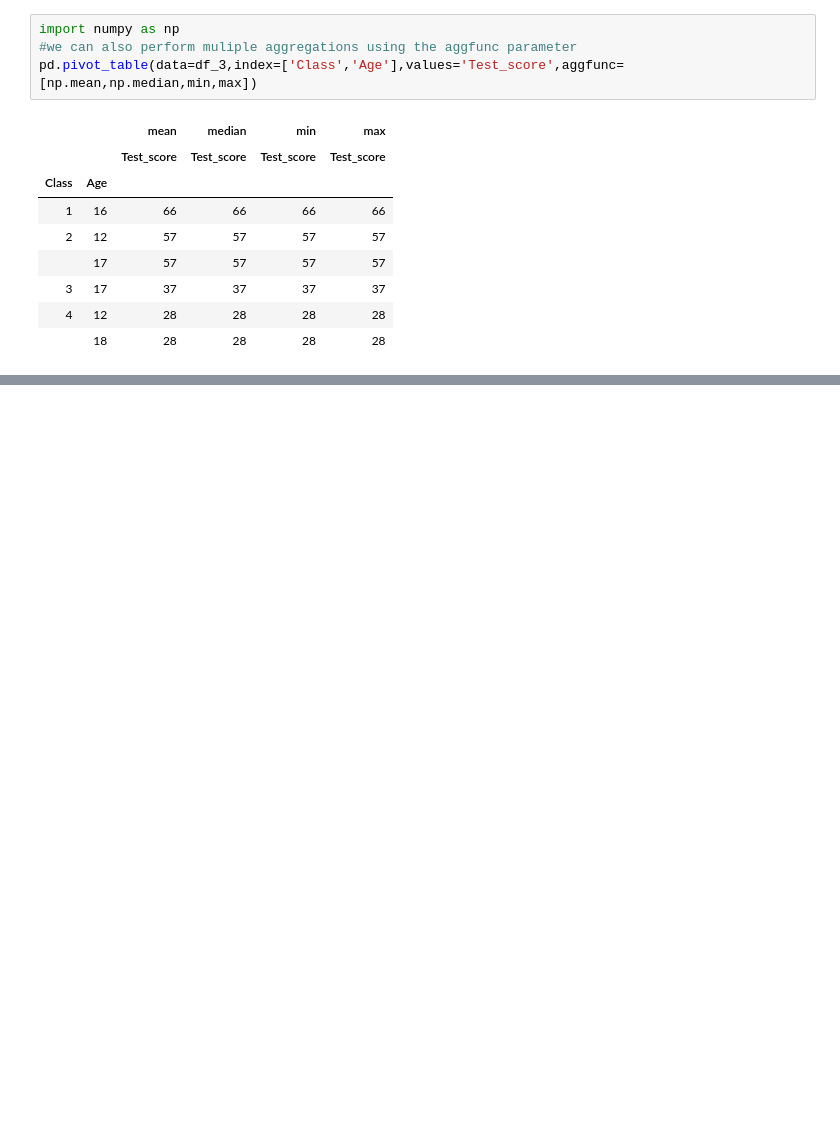
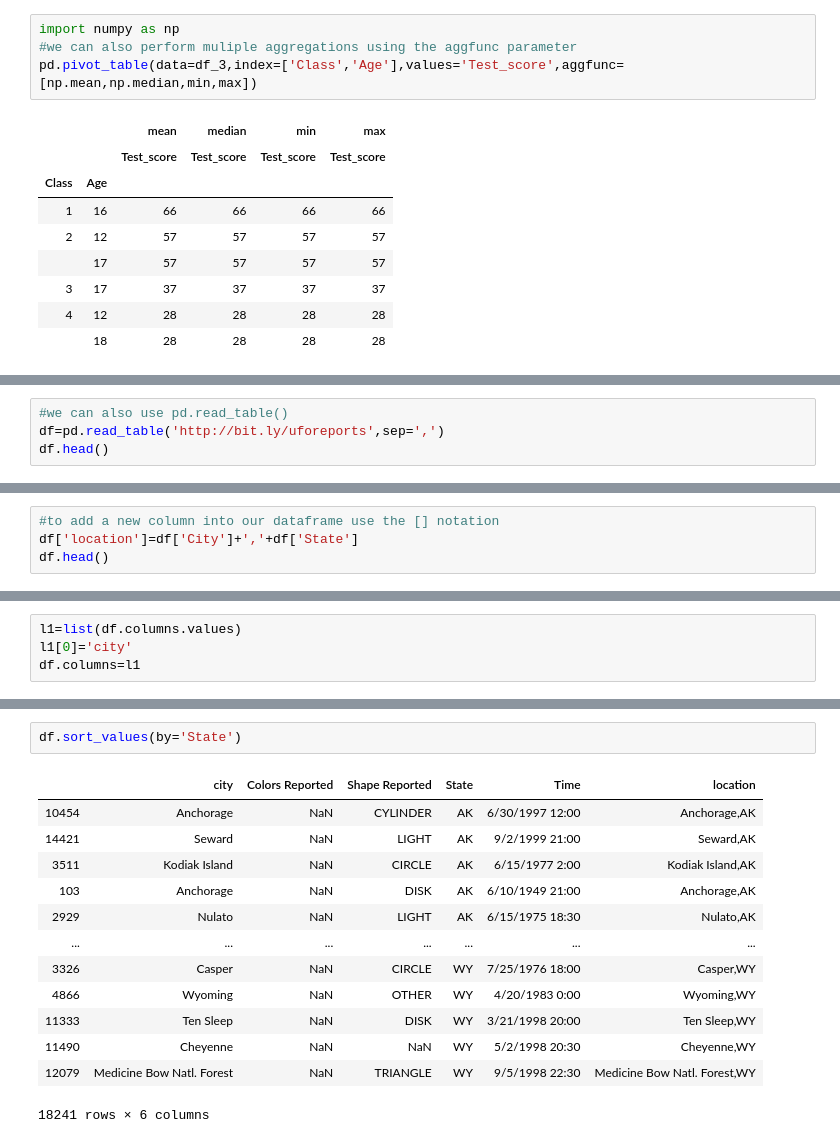
Before and after one commit to snakeyes95/Python-Notebooks, a Jupyter notebook: Pandas_Fundamentals.ipynb, the cells around one changed output, grey strips where cells are left out. Cells and saved outputs as stored; diff of their text form; blank space fills up the shorter version.

```diff
--- a/Pandas_Fundamentals.ipynb
+++ b/Pandas_Fundamentals.ipynb
@@ -1456,0 +1465,4 @@ pd.pivot_table(data=df_3,index=['Class','Age'],values='Test_score',aggfunc=[np.m
+# %%
+#we can also use pd.read_table()
+df=pd.read_table('http://bit.ly/uforeports',sep=',')
+df.head()
@@ -1456,0 +1497,4 @@ pd.pivot_table(data=df_3,index=['Class','Age'],values='Test_score',aggfunc=[np.m
+# %%
+#to add a new column into our dataframe use the [] notation
+df['location']=df['City']+','+df['State']
+df.head()
@@ -1456,0 +1540,4 @@ pd.pivot_table(data=df_3,index=['Class','Age'],values='Test_score',aggfunc=[np.m
+# %%
+l1=list(df.columns.values)
+l1[0]='city'
+df.columns=l1
@@ -1456,0 +1563,16 @@ pd.pivot_table(data=df_3,index=['Class','Age'],values='Test_score',aggfunc=[np.m
+# %%
+df.sort_values(by='State')
+# %% [output]
+|  | city | Colors Reported | Shape Reported | State | Time | location |
+| 10454 | Anchorage | NaN | CYLINDER | AK | 6/30/1997 12:00 | Anchorage,AK |
+| 14421 | Seward | NaN | LIGHT | AK | 9/2/1999 21:00 | Seward,AK |
+| 3511 | Kodiak Island | NaN | CIRCLE | AK | 6/15/1977 2:00 | Kodiak Island,AK |
+| 103 | Anchorage | NaN | DISK | AK | 6/10/1949 21:00 | Anchorage,AK |
+| 2929 | Nulato | NaN | LIGHT | AK | 6/15/1975 18:30 | Nulato,AK |
+| ... | ... | ... | ... | ... | ... | ... |
+| 3326 | Casper | NaN | CIRCLE | WY | 7/25/1976 18:00 | Casper,WY |
+| 4866 | Wyoming | NaN | OTHER | WY | 4/20/1983 0:00 | Wyoming,WY |
+| 11333 | Ten Sleep | NaN | DISK | WY | 3/21/1998 20:00 | Ten Sleep,WY |
+| 11490 | Cheyenne | NaN | NaN | WY | 5/2/1998 20:30 | Cheyenne,WY |
+| 12079 | Medicine Bow Natl. Forest | NaN | TRIANGLE | WY | 9/5/1998 22:30 | Medicine Bow Natl. Forest,WY |
+18241 rows × 6 columns
```
Also changed, not shown: parts of 39 cells of this notebook.
